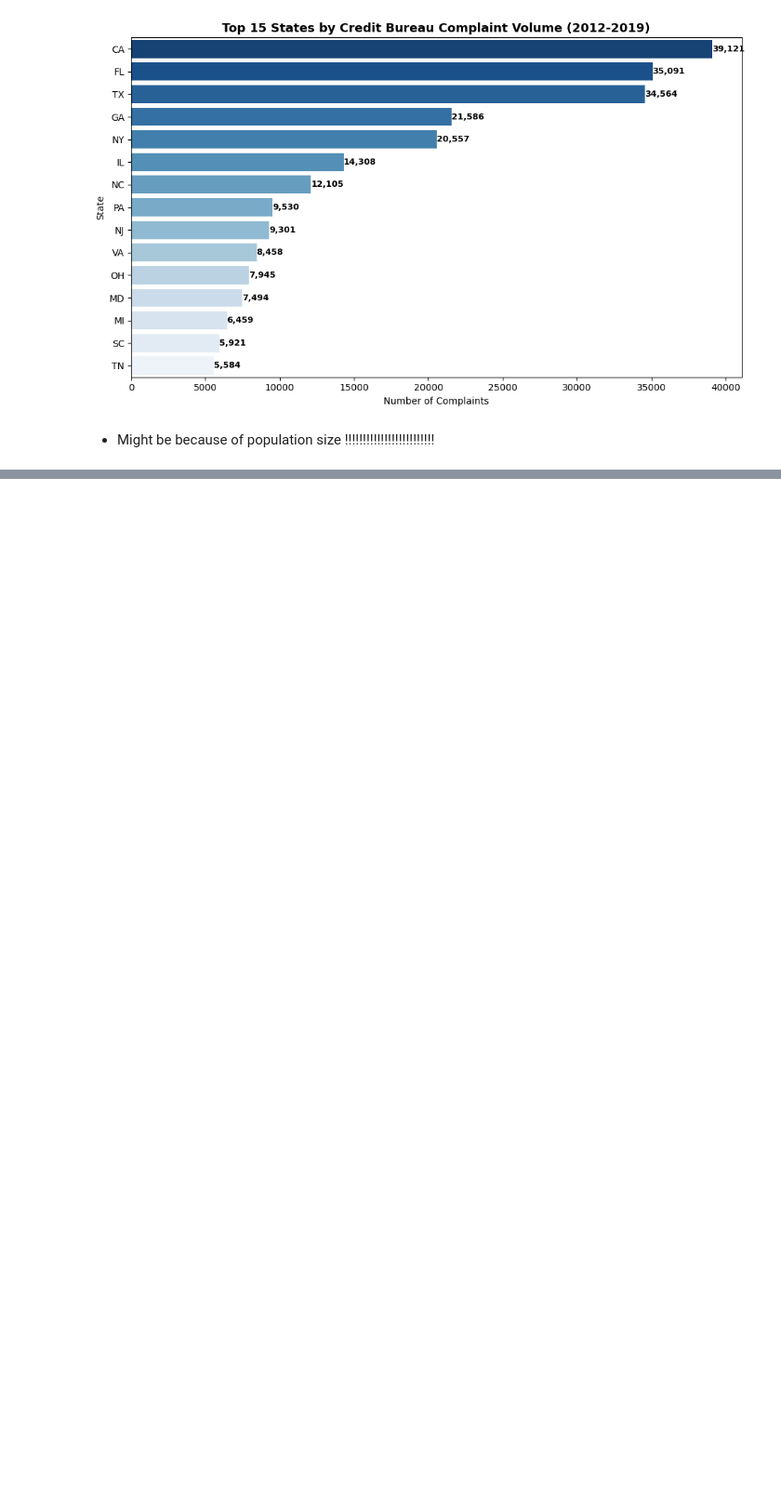
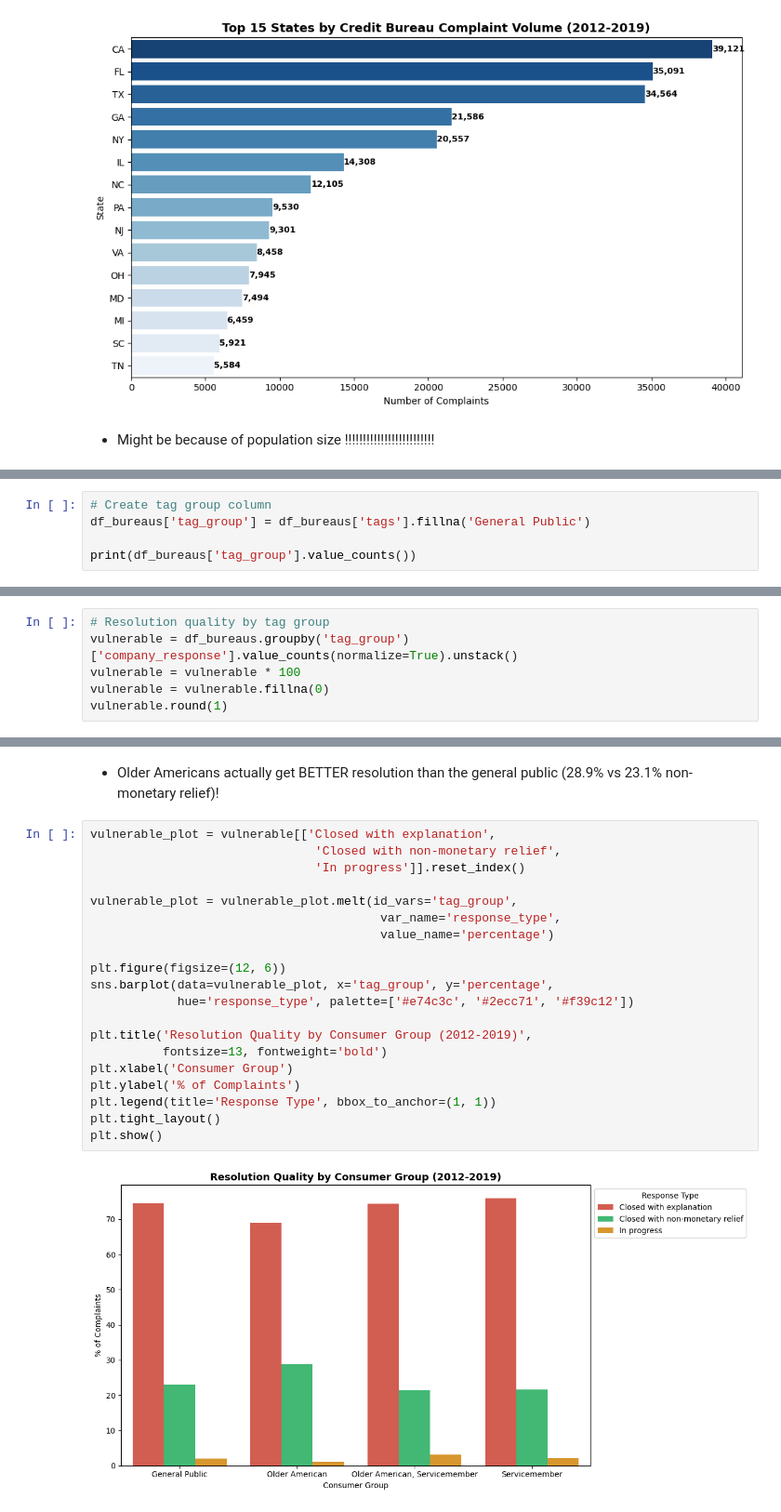
Before and after one commit to jarviscanada/jarvis_data_eng_SamiaCarchaf, a Jupyter notebook: python_data_analytics/sql_complaints.ipynb, the cells around one changed output, grey strips where cells are left out. Shown at 93% size. Cells and saved outputs as stored; diff of their text form; blank space fills up the shorter version.

```diff
--- a/python_data_analytics/sql_complaints.ipynb
+++ b/python_data_analytics/sql_complaints.ipynb
@@ -1144,0 +1153,5 @@ plt.show()
+# %%
+# Create tag group column
+df_bureaus['tag_group'] = df_bureaus['tags'].fillna('General Public')
+
+print(df_bureaus['tag_group'].value_counts())
@@ -1144,0 +1165,6 @@ plt.show()
+# %%
+# Resolution quality by tag group
+vulnerable = df_bureaus.groupby('tag_group')['company_response'].value_counts(normalize=True).unstack()
+vulnerable = vulnerable * 100
+vulnerable = vulnerable.fillna(0)
+vulnerable.round(1)
@@ -1144,0 +1178,24 @@ plt.show()
+# %% [markdown]
+- Older Americans actually get BETTER resolution than the general public (28.9% vs 23.1% non-monetary relief)!
+# %%
+vulnerable_plot = vulnerable[['Closed with explanation',
+                               'Closed with non-monetary relief',
+                               'In progress']].reset_index()
+
+vulnerable_plot = vulnerable_plot.melt(id_vars='tag_group',
+                                        var_name='response_type',
+                                        value_name='percentage')
+
+plt.figure(figsize=(12, 6))
+sns.barplot(data=vulnerable_plot, x='tag_group', y='percentage',
+            hue='response_type', palette=['#e74c3c', '#2ecc71', '#f39c12'])
+
+plt.title('Resolution Quality by Consumer Group (2012-2019)',
+          fontsize=13, fontweight='bold')
+plt.xlabel('Consumer Group')
+plt.ylabel('% of Complaints')
+plt.legend(title='Response Type', bbox_to_anchor=(1, 1))
+plt.tight_layout()
+plt.show()
+# %% [output]
+[figure, added]
```
Also changed, not shown: parts of 8 cells of this notebook.
